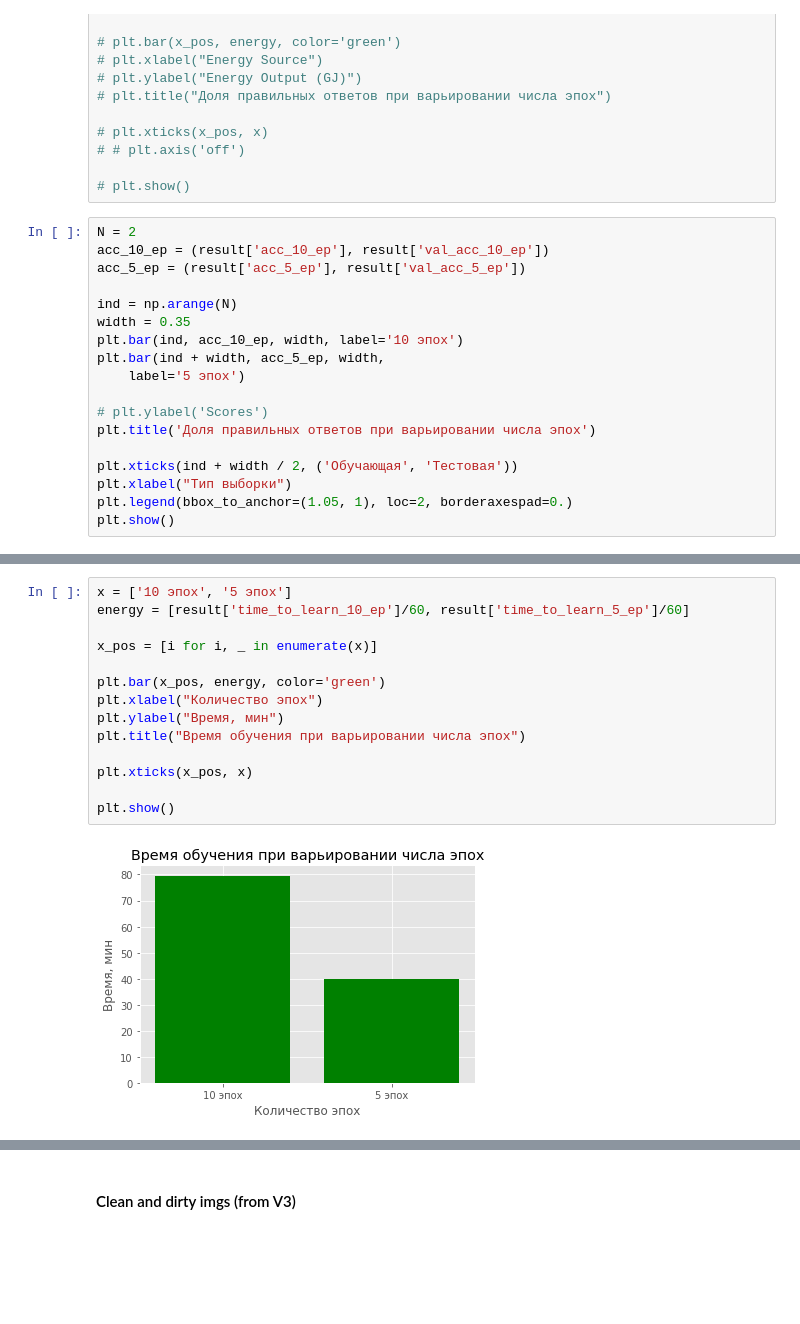
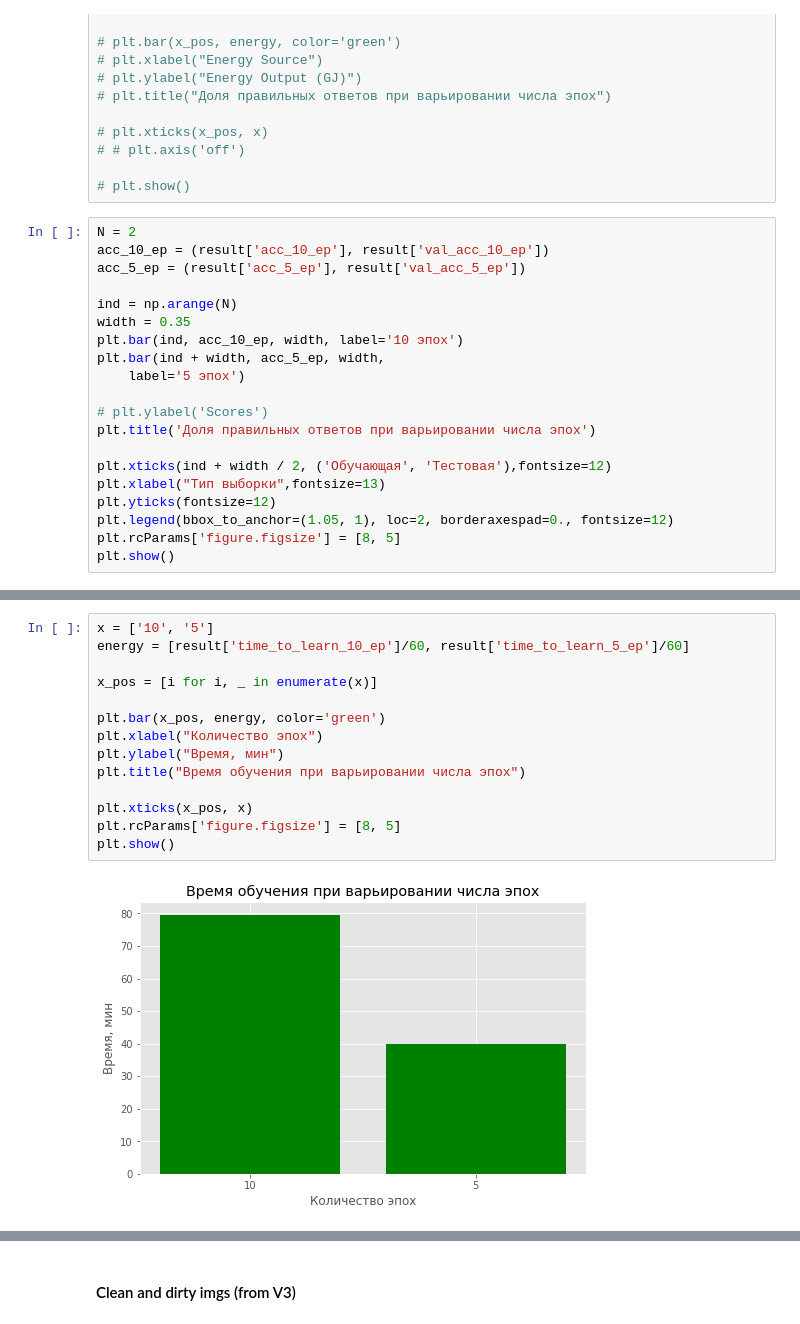
Before and after one commit to ATomilov/nir_jupyter, a Jupyter notebook: Graphics_of_learning.ipynb, the cells around one changed output, grey strips where cells are left out. Drawn from its saved outputs; the diff is of its cells as text; blank space fills up the shorter version.

Commit message:
Added new graphics of learning

```diff
--- a/Graphics_of_learning.ipynb
+++ b/Graphics_of_learning.ipynb
@@ -57,8 +57,10 @@ plt.bar(ind + width, acc_5_ep, width,
 # plt.ylabel('Scores')
 plt.title('Доля правильных ответов при варьировании числа эпох')
 
-plt.xticks(ind + width / 2, ('Обучающая', 'Тестовая'))
-plt.xlabel("Тип выборки")
-plt.legend(bbox_to_anchor=(1.05, 1), loc=2, borderaxespad=0.)
+plt.xticks(ind + width / 2, ('Обучающая', 'Тестовая'),fontsize=12)
+plt.xlabel("Тип выборки",fontsize=13)
+plt.yticks(fontsize=12)
+plt.legend(bbox_to_anchor=(1.05, 1), loc=2, borderaxespad=0., fontsize=12)
+plt.rcParams['figure.figsize'] = [8, 5]
 plt.show()
 # %% [output]
@@ -66,19 +68,19 @@ plt.show()
 # %%
-x = ['10 эпох', '5 эпох']
+x = ['10', '5']
 energy = [result['time_to_learn_10_ep']/60, result['time_to_learn_5_ep']/60]
 
 x_pos = [i for i, _ in enumerate(x)]
 
 plt.bar(x_pos, energy, color='green')
 plt.xlabel("Количество эпох")
 plt.ylabel("Время, мин")
 plt.title("Время обучения при варьировании числа эпох")
 
 plt.xticks(x_pos, x)
-
+plt.rcParams['figure.figsize'] = [8, 5]
 plt.show()
 # %% [output]
-[figure, old version]
+[figure, new version]
 # %%
 N = 2
 loss_10_ep = (result['loss_10_ep'], result['val_loss_10_ep'])
```
Also changed, not shown: parts of 33 cells of this notebook.
